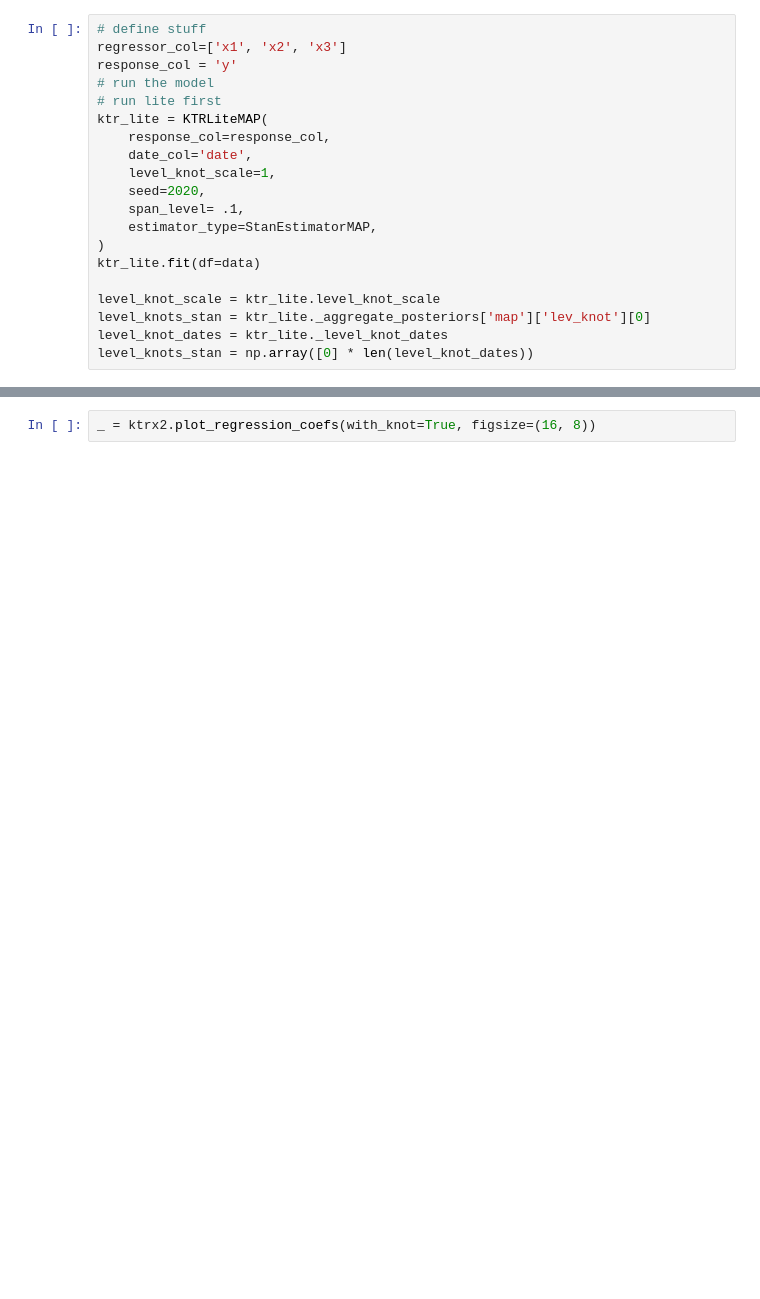
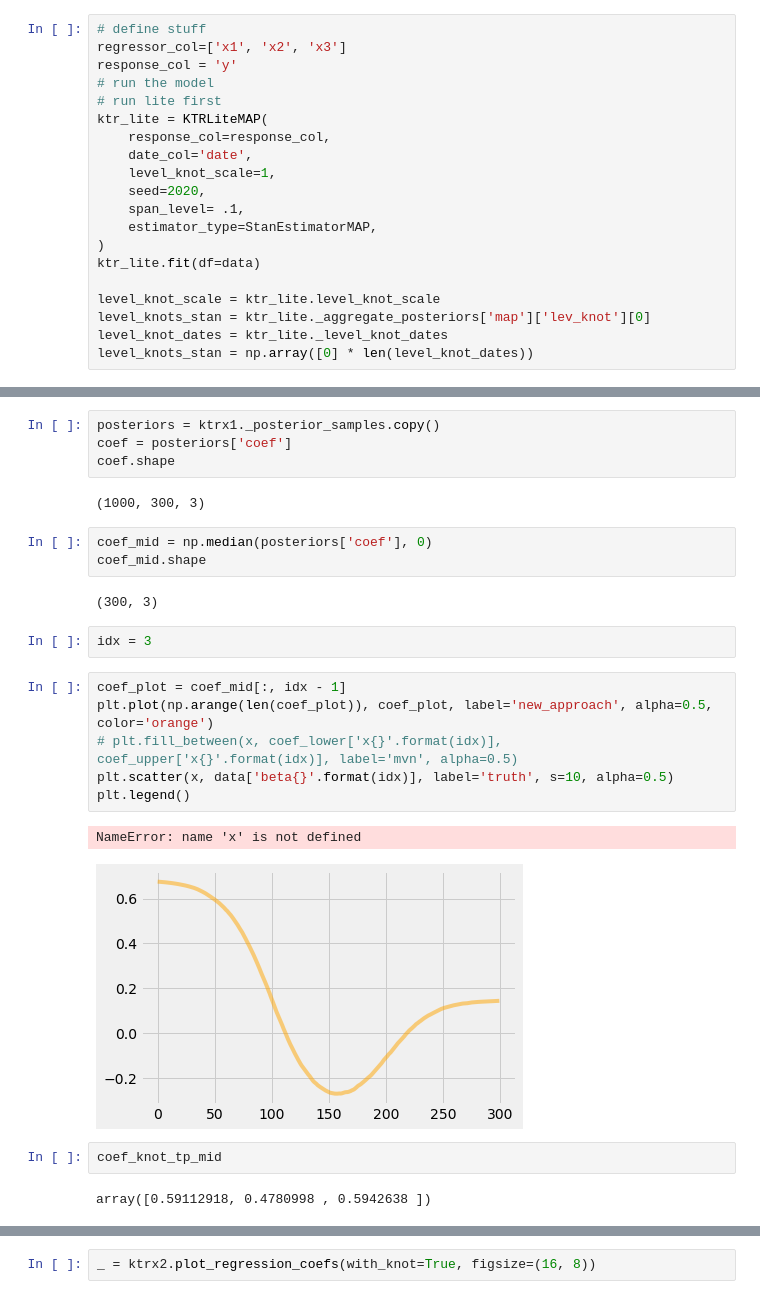
Before and after one commit to uber/orbit, a Jupyter notebook: examples/ktrx_simulation.ipynb, the cells around one changed output, grey strips where cells are left out. Saved outputs shown, nothing was run; the diff lists cells and outputs as text; blank space fills up the shorter version.

```diff
--- a/examples/ktrx_simulation.ipynb
+++ b/examples/ktrx_simulation.ipynb
@@ -164,0 +150,26 @@ Wall time: 11.7 s
+# %%
+posteriors = ktrx1._posterior_samples.copy()
+coef = posteriors['coef']
+coef.shape
+# %% [output]
+(1000, 300, 3)
+# %%
+coef_mid = np.median(posteriors['coef'], 0)
+coef_mid.shape
+# %% [output]
+(300, 3)
+# %%
+idx = 3
+# %%
+coef_plot = coef_mid[:, idx - 1]
+plt.plot(np.arange(len(coef_plot)), coef_plot, label='new_approach', alpha=0.5, color='orange')
+# plt.fill_between(x, coef_lower['x{}'.format(idx)], coef_upper['x{}'.format(idx)], label='mvn', alpha=0.5)
+plt.scatter(x, data['beta{}'.format(idx)], label='truth', s=10, alpha=0.5)
+plt.legend()
+# %% [output]
+NameError: name 'x' is not defined
+[figure, added]
+# %%
+coef_knot_tp_mid
+# %% [output]
+array([0.59112918, 0.4780998 , 0.5942638 ])
```
Also changed, not shown: parts of 8 cells of this notebook, 5 other files.
